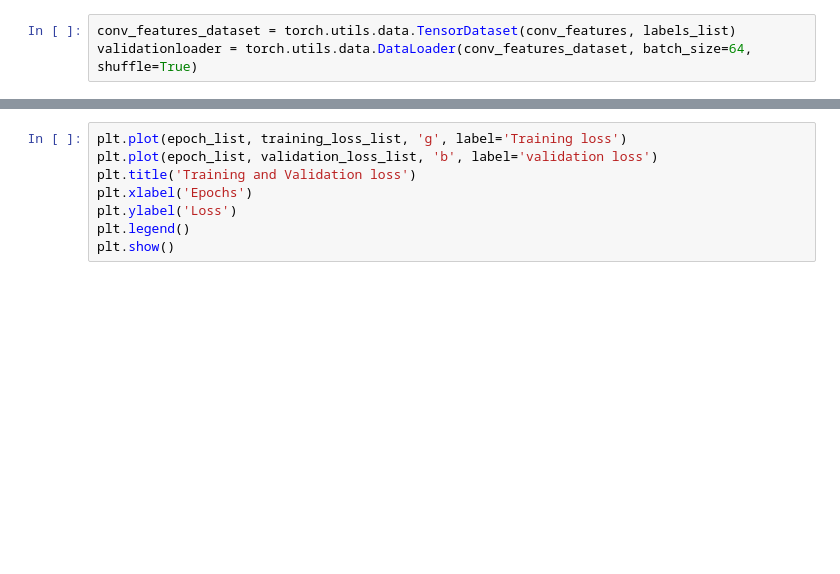
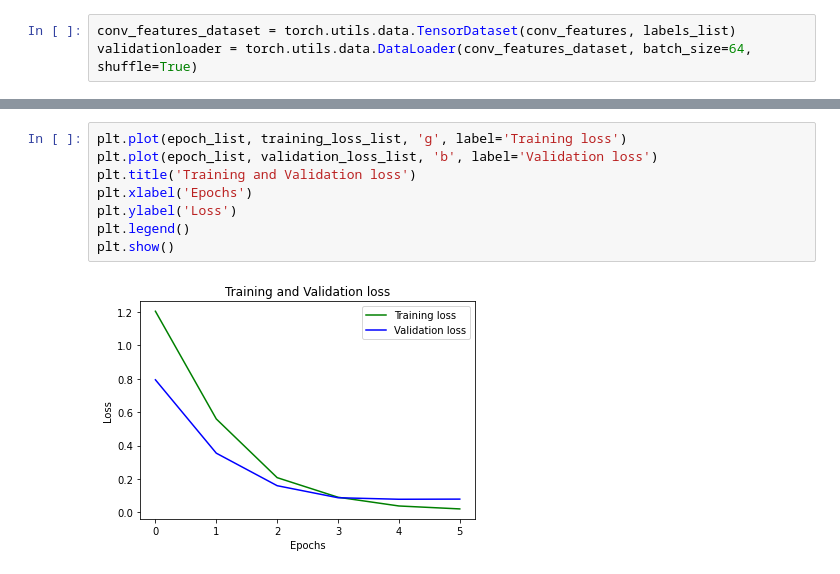
Before and after one commit to Morabotti/electronic-gadget-identifier, a Jupyter notebook: main.ipynb, the cells around one changed output, grey strips where cells are left out. Cells and saved outputs as stored; diff of their text form; blank space fills up the shorter version.

```diff
--- a/main.ipynb
+++ b/main.ipynb
@@ -211,11 +220,13 @@ print("\nTraining Time (in minutes) =",(time()-time0)/60)
 # %%
 plt.plot(epoch_list, training_loss_list, 'g', label='Training loss')
-plt.plot(epoch_list, validation_loss_list, 'b', label='validation loss')
+plt.plot(epoch_list, validation_loss_list, 'b', label='Validation loss')
 plt.title('Training and Validation loss')
 plt.xlabel('Epochs')
 plt.ylabel('Loss')
 plt.legend()
 plt.show()
+# %% [output]
+[figure, added]
 # %%
 plt.plot(epoch_list, training_acc_list, 'g', label='Training accuracy')
 plt.plot(epoch_list, validation_acc_list, 'b', label='validation accuracy')
```
Also changed, not shown: parts of 19 cells of this notebook, 14 other files.
